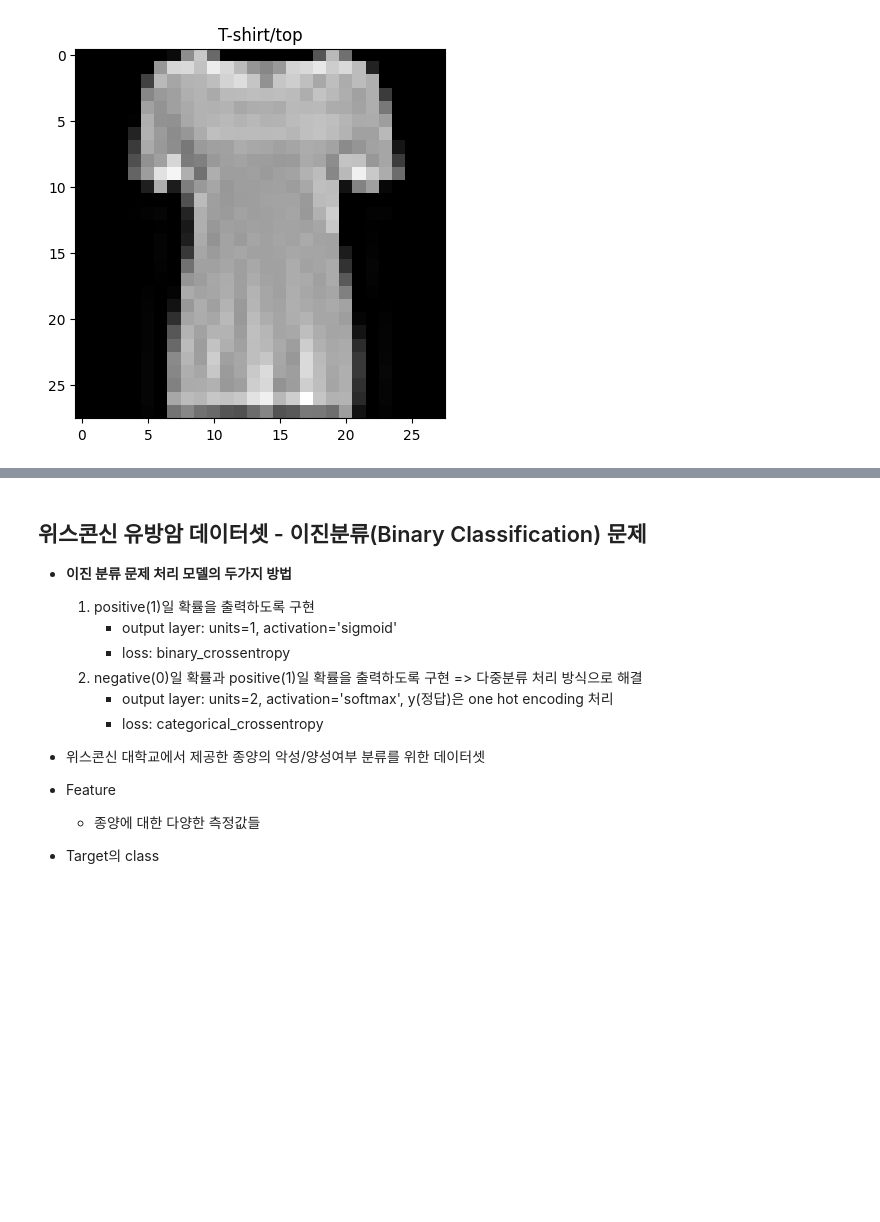
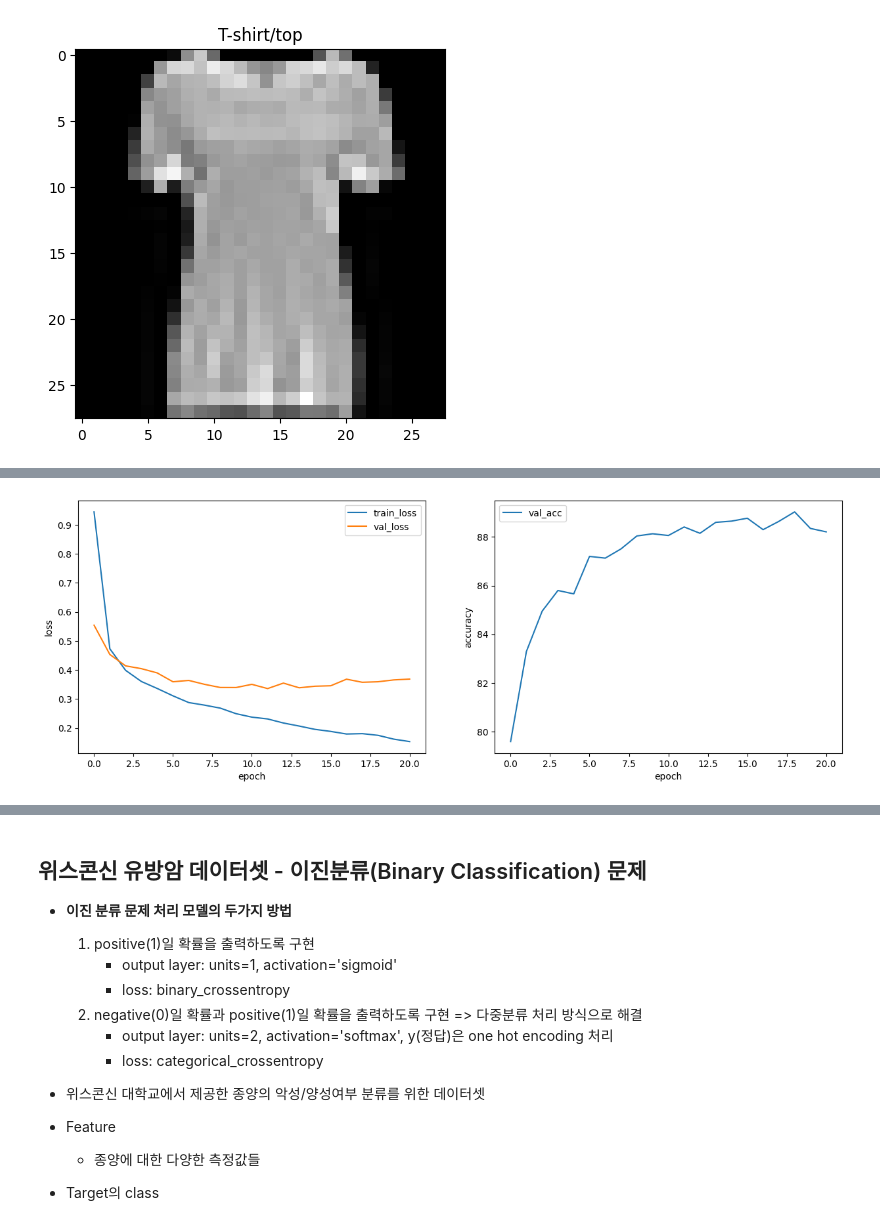
Before and after one commit to parking-place/ml_colab_project, a Jupyter notebook: DL_learning/06_모델저장_문제 유형별 모델 생성.ipynb, the cells around one changed output, grey strips where cells are left out. Drawn from its saved outputs; the diff is of its cells as text; code cells hidden in the pictures; blank space fills up the shorter version.

```diff
--- a/DL_learning/06_모델저장_문제 유형별 모델 생성.ipynb
+++ b/DL_learning/06_모델저장_문제 유형별 모델 생성.ipynb
@@ -620,0 +855,15 @@ fmnist_test_loader = DataLoader(fmnist_test, batch_size=BATCH_SIZE)
+# %%
+# 최종 학습 결과 시각화
+fig, axes = plt.subplots(1, 2, figsize=(15,5))
+axes[0].plot(train_loss_list, label='train_loss')
+axes[0].plot(val_loss_list, label='val_loss')
+axes[0].set_xlabel('epoch')
+axes[0].set_ylabel('loss')
+axes[0].legend()
+axes[1].plot(val_acc_list, label='val_acc')
+axes[1].set_xlabel('epoch')
+axes[1].set_ylabel('accuracy')
+axes[1].legend()
+plt.show()
+# %% [output]
+[figure, added]
```
Also changed, not shown: parts of 5 cells of this notebook, 2 other files.
